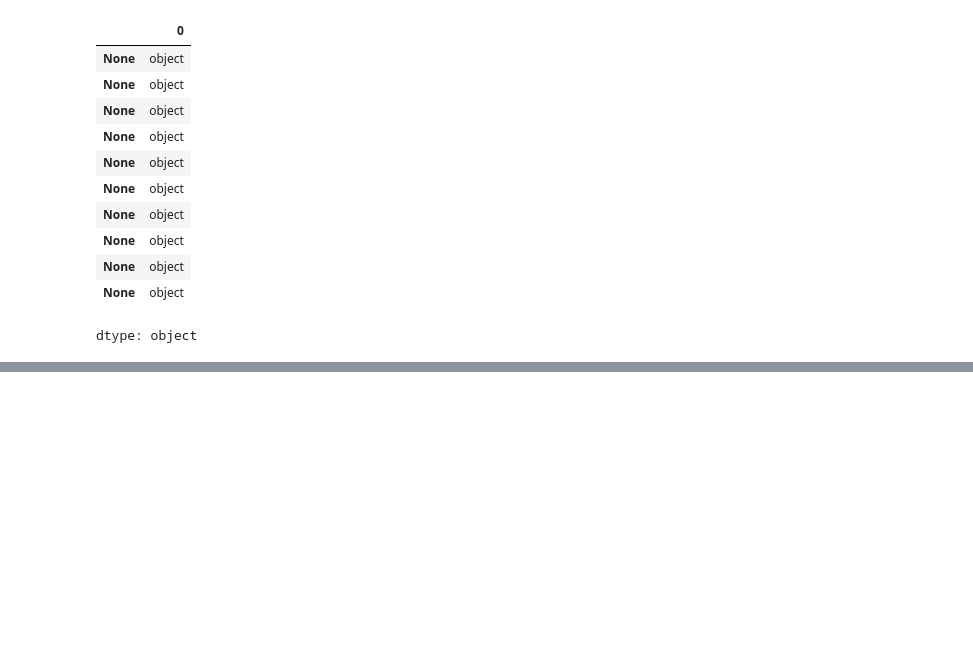
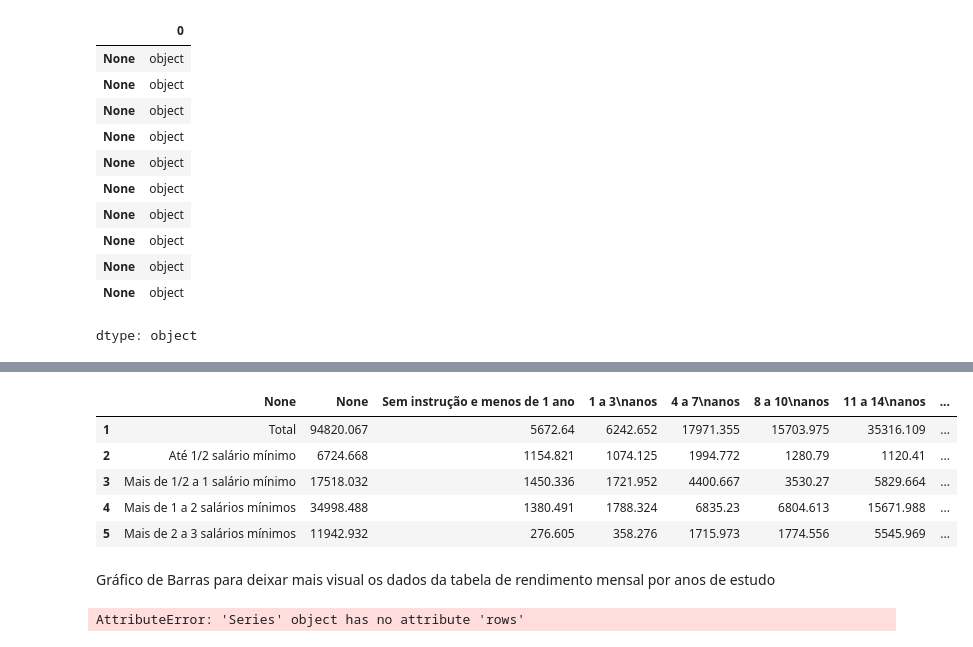
Before and after one commit to Igorprogr/Analise-de-Dados-PNAD, a Jupyter notebook: Análise_de_Dados_Dados_PNAD.ipynb, the cells around one changed output, grey strips where cells are left out. Drawn from its saved outputs; the diff is of its cells as text; code cells hidden in the pictures; blank space fills up the shorter version.

Commit message:
:sparkles: feat: Inicia a adição de gráficos para visualização dos dados

```diff
--- a/Análise_de_Dados_Dados_PNAD.ipynb
+++ b/Análise_de_Dados_Dados_PNAD.ipynb
@@ -105,0 +117,14 @@ WARNING:root:Quickchart encountered unexpected dtypes in columns: "([None, None,
+# %%
+#Define novo cabeçalho
+new_header = df_RMAnosDeEstudo.iloc[0]
+df_RMAnosDeEstudo = df_RMAnosDeEstudo[1:]
+df_RMAnosDeEstudo.columns = new_header
+# %%
+df_RMAnosDeEstudo.head()
+# %% [output]
+|  | None | None | Sem instrução e menos de 1 ano | 1 a 3\nanos | 4 a 7\nanos | 8 a 10\nanos | 11 a 14\nanos | ... |
+| 1 | Total | 94820.067 | 5672.64 | 6242.652 | 17971.355 | 15703.975 | 35316.109 | ... |
+| 2 | Até 1/2 salário mínimo | 6724.668 | 1154.821 | 1074.125 | 1994.772 | 1280.79 | 1120.41 | ... |
+| 3 | Mais de 1/2 a 1 salário mínimo | 17518.032 | 1450.336 | 1721.952 | 4400.667 | 3530.27 | 5829.664 | ... |
+| 4 | Mais de 1 a 2 salários mínimos | 34998.488 | 1380.491 | 1788.324 | 6835.23 | 6804.613 | 15671.988 | ... |
+| 5 | Mais de 2 a 3 salários mínimos | 11942.932 | 276.605 | 358.276 | 1715.973 | 1774.556 | 5545.969 | ... |
@@ -105,0 +135,15 @@ WARNING:root:Quickchart encountered unexpected dtypes in columns: "([None, None,
+# %% [markdown]
+Gráfico de Barras para deixar mais visual os dados da tabela de rendimento mensal por anos de estudo
+# %%
+#Tentar implementar o 'iloc' nessa definição dos eixos
+eixoY_AnosDeEstudo = df_RMAnosDeEstudo.rows
+eixoX_AnosDeEstudo = df_RMAnosDeEstudo.columns
+
+plt.figure(figsize=(32,9))
+sns.barplot(x=eixoX_AnosDeEstudo, y=eixoY_AnosDeEstudo, data=df_RMAnosDeEstudo)
+plt.title('Rendimento Mensal por Anos de Estudo')
+plt.xlabel('Rendimento Mensal')
+plt.ylabel('Anos de Estudo')
+plt.show()
+# %% [output]
+AttributeError: 'Series' object has no attribute 'rows'
```
Also changed, not shown: parts of 10 cells of this notebook.
